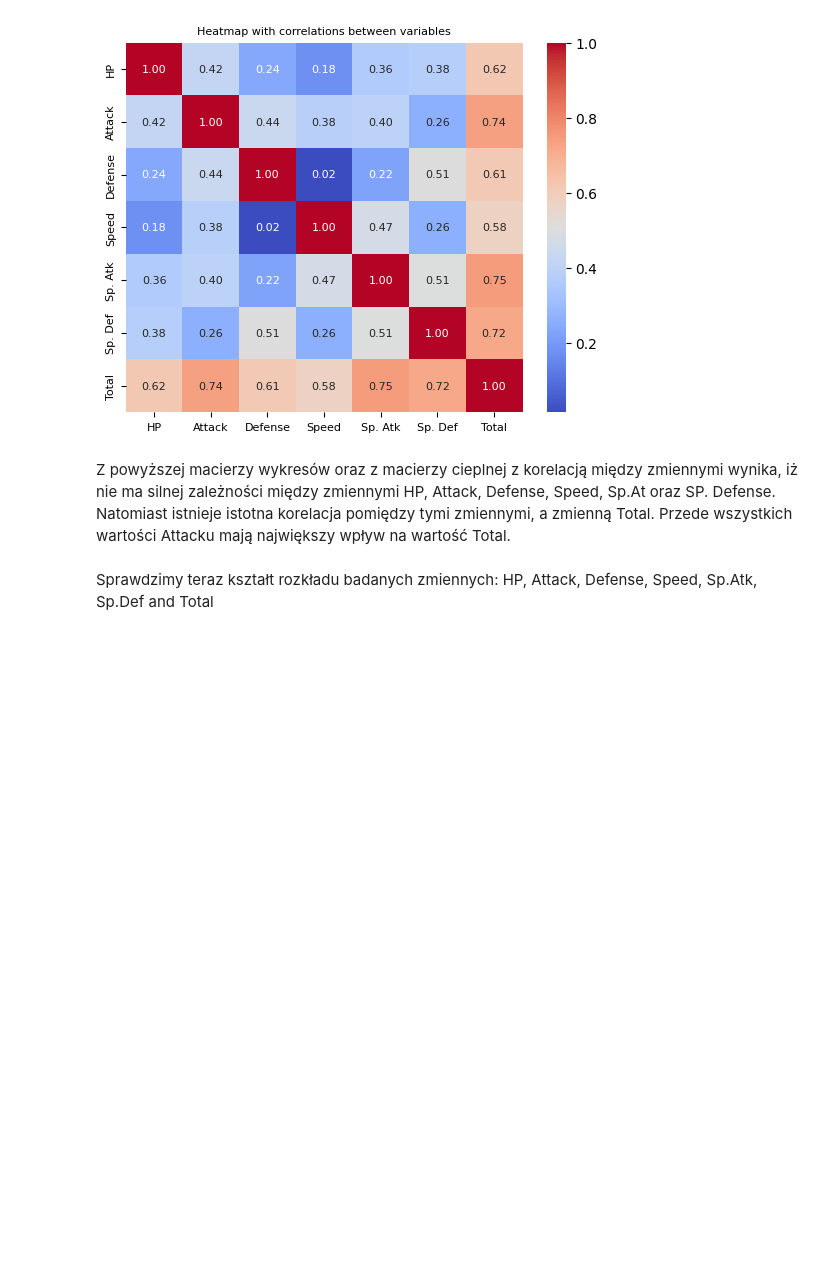
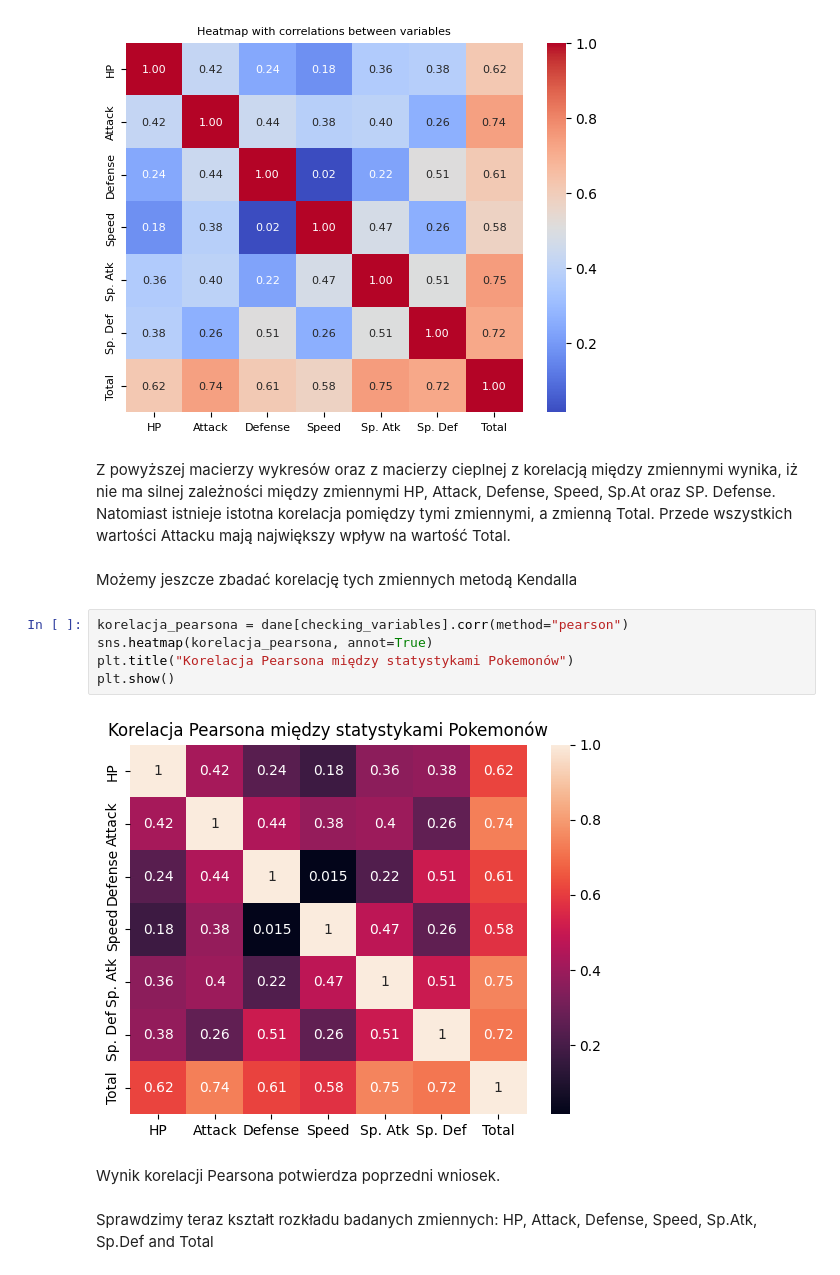
Before and after one commit to Kubix-commits/Wizualizacja-Danych, a Jupyter notebook: Projekt - wizualizacja/Wizualizacja danych.ipynb, the cells around one changed output. Drawn from its saved outputs; the diff is of its cells as text; blank space fills up the shorter version.

```diff
--- a/Projekt - wizualizacja/Wizualizacja danych.ipynb
+++ b/Projekt - wizualizacja/Wizualizacja danych.ipynb
@@ -127,6 +128,17 @@ plt.show()
 [figure]
 # %% [markdown]
 Z powyższej macierzy wykresów oraz z macierzy cieplnej z korelacją między zmiennymi wynika, iż nie ma silnej zależności między zmiennymi HP, Attack, Defense, Speed, Sp.At oraz SP. Defense. Natomiast istnieje istotna korelacja pomiędzy tymi zmiennymi, a zmienną Total. Przede wszystkich wartości Attacku mają największy wpływ na wartość Total.
+# %% [markdown]
+Możemy jeszcze zbadać korelację tych zmiennych metodą Kendalla
+# %%
+korelacja_pearsona = dane[checking_variables].corr(method="pearson")
+sns.heatmap(korelacja_pearsona, annot=True)
+plt.title("Korelacja Pearsona między statystykami Pokemonów")
+plt.show()
+# %% [output]
+[figure, added]
+# %% [markdown]
+Wynik korelacji Pearsona potwierdza poprzedni wniosek.
 # %% [markdown]
 Sprawdzimy teraz kształt rozkładu badanych zmiennych: HP, Attack, Defense, Speed, Sp.Atk, Sp.Def and Total
 # %%
```
Also changed, not shown: parts of 11 cells of this notebook.
